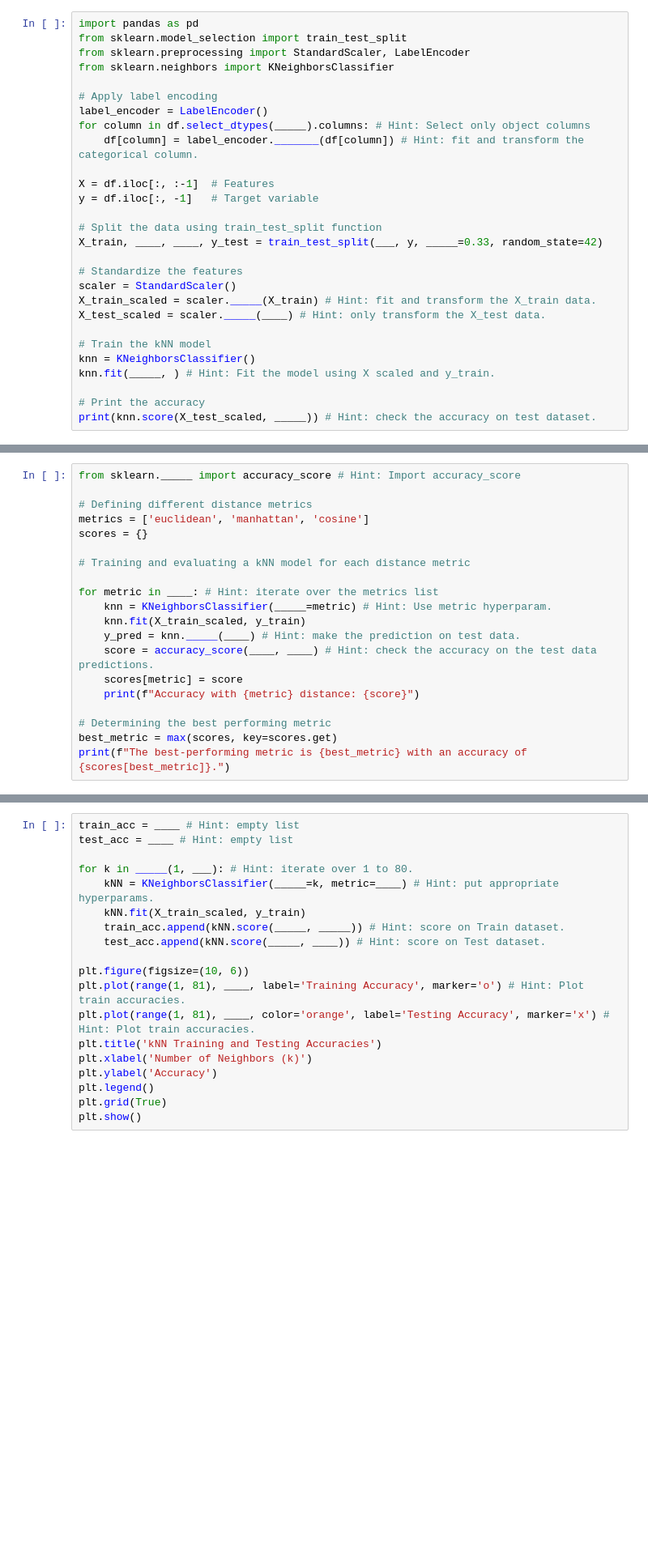
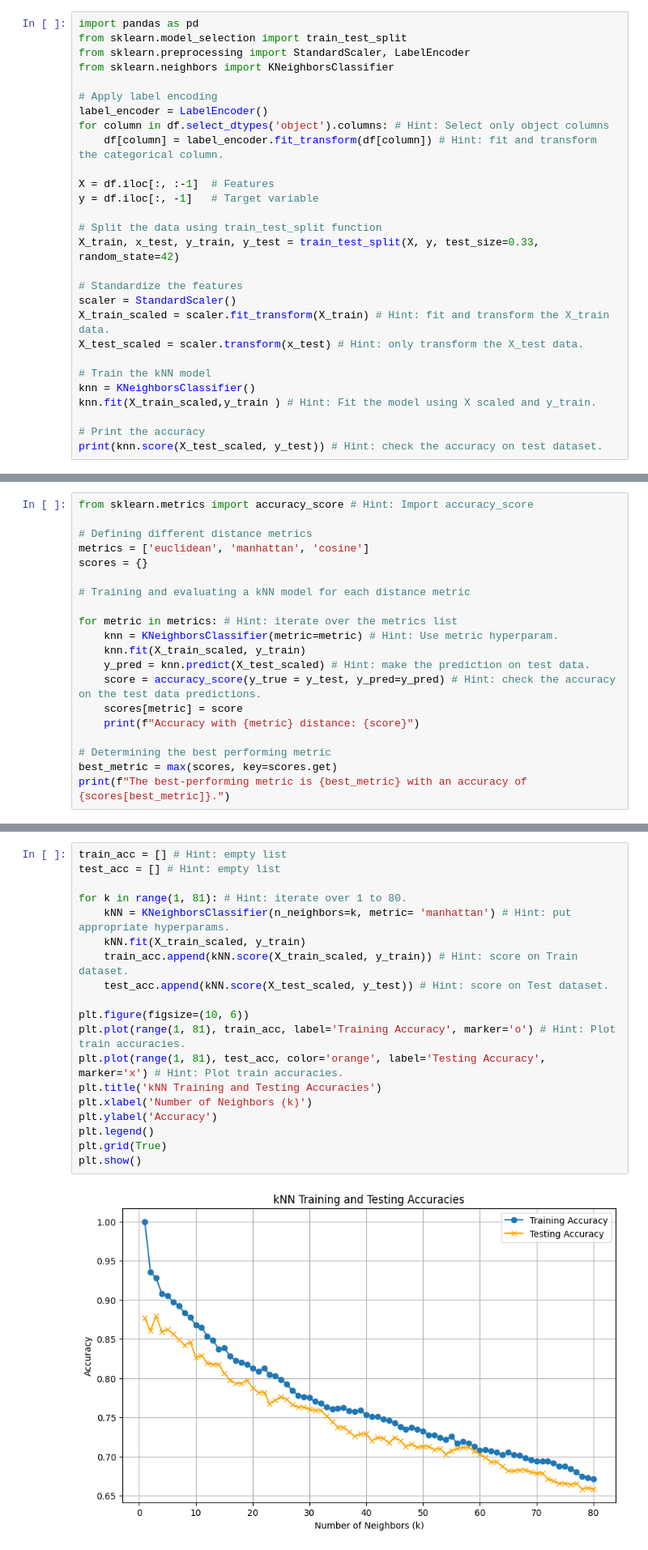
Before and after one commit to sr606/Machine-Learning_Practices, a Jupyter notebook: KNN_Case_Study_Updated.ipynb, the cells around one changed output, grey strips where cells are left out. Shown: that part at 81% size. Drawn from its saved outputs; the diff is of its cells as text; blank space fills up the shorter version.

```diff
--- a/KNN_Case_Study_Updated.ipynb
+++ b/KNN_Case_Study_Updated.ipynb
@@ -423,23 +423,23 @@ from sklearn.neighbors import KNeighborsClassifier
 
 # Apply label encoding
 label_encoder = LabelEncoder()
-for column in df.select_dtypes(_____).columns: # Hint: Select only object columns
-    df[column] = label_encoder._______(df[column]) # Hint: fit and transform the categorical column.
+for column in df.select_dtypes('object').columns: # Hint: Select only object columns
+    df[column] = label_encoder.fit_transform(df[column]) # Hint: fit and transform the categorical column.
 
 X = df.iloc[:, :-1]  # Features
 y = df.iloc[:, -1]   # Target variable
 
 # Split the data using train_test_split function
-X_train, ____, ____, y_test = train_test_split(___, y, _____=0.33, random_state=42)
+X_train, x_test, y_train, y_test = train_test_split(X, y, test_size=0.33, random_state=42)
 
 # Standardize the features
 scaler = StandardScaler()
-X_train_scaled = scaler._____(X_train) # Hint: fit and transform the X_train data.
-X_test_scaled = scaler._____(____) # Hint: only transform the X_test data.
+X_train_scaled = scaler.fit_transform(X_train) # Hint: fit and transform the X_train data.
+X_test_scaled = scaler.transform(x_test) # Hint: only transform the X_test data.
 
 # Train the kNN model
 knn = KNeighborsClassifier()
-knn.fit(_____, ) # Hint: Fit the model using X scaled and y_train.
+knn.fit(X_train_scaled,y_train ) # Hint: Fit the model using X scaled and y_train.
 
 # Print the accuracy
-print(knn.score(X_test_scaled, _____)) # Hint: check the accuracy on test dataset.
+print(knn.score(X_test_scaled, y_test)) # Hint: check the accuracy on test dataset.
@@ -464,7 +466,7 @@ Implement a Python script to train and evaluate kNN models using different dista
 #### Question:
 Based on the script, which distance metric provides the best test accuracy for the kNN model?
 # %%
-from sklearn._____ import accuracy_score # Hint: Import accuracy_score
+from sklearn.metrics import accuracy_score # Hint: Import accuracy_score
 
 # Defining different distance metrics
 metrics = ['euclidean', 'manhattan', 'cosine']
@@ -472,11 +474,11 @@ scores = {}
 
 # Training and evaluating a kNN model for each distance metric
 
-for metric in ____: # Hint: iterate over the metrics list
-    knn = KNeighborsClassifier(_____=metric) # Hint: Use metric hyperparam.
+for metric in metrics: # Hint: iterate over the metrics list
+    knn = KNeighborsClassifier(metric=metric) # Hint: Use metric hyperparam.
     knn.fit(X_train_scaled, y_train)
-    y_pred = knn._____(____) # Hint: make the prediction on test data.
-    score = accuracy_score(____, ____) # Hint: check the accuracy on the test data predictions.
+    y_pred = knn.predict(X_test_scaled) # Hint: make the prediction on test data.
+    score = accuracy_score(y_true = y_test, y_pred=y_pred) # Hint: check the accuracy on the test data predictions.
     scores[metric] = score
     print(f"Accuracy with {metric} distance: {score}")
 
@@ -508,24 +515,26 @@ Implement Python code to train kNN models with a range of k values and plot the
 #### Question:
 After visualizing the training and testing accuracies for different k values, how do the trends in the plot help you understand the bias-variance trade-off in kNN?
 # %%
-train_acc = ____ # Hint: empty list
-test_acc = ____ # Hint: empty list
+train_acc = [] # Hint: empty list
+test_acc = [] # Hint: empty list
 
-for k in _____(1, ___): # Hint: iterate over 1 to 80.
-    kNN = KNeighborsClassifier(_____=k, metric=____) # Hint: put appropriate hyperparams.
+for k in range(1, 81): # Hint: iterate over 1 to 80.
+    kNN = KNeighborsClassifier(n_neighbors=k, metric= 'manhattan') # Hint: put appropriate hyperparams.
     kNN.fit(X_train_scaled, y_train)
-    train_acc.append(kNN.score(_____, _____)) # Hint: score on Train dataset.
-    test_acc.append(kNN.score(_____, ____)) # Hint: score on Test dataset.
+    train_acc.append(kNN.score(X_train_scaled, y_train)) # Hint: score on Train dataset.
+    test_acc.append(kNN.score(X_test_scaled, y_test)) # Hint: score on Test dataset.
 
 plt.figure(figsize=(10, 6))
-plt.plot(range(1, 81), ____, label='Training Accuracy', marker='o') # Hint: Plot train accuracies.
-plt.plot(range(1, 81), ____, color='orange', label='Testing Accuracy', marker='x') # Hint: Plot train accuracies.
+plt.plot(range(1, 81), train_acc, label='Training Accuracy', marker='o') # Hint: Plot train accuracies.
+plt.plot(range(1, 81), test_acc, color='orange', label='Testing Accuracy', marker='x') # Hint: Plot train accuracies.
 plt.title('kNN Training and Testing Accuracies')
 plt.xlabel('Number of Neighbors (k)')
 plt.ylabel('Accuracy')
 plt.legend()
 plt.grid(True)
 plt.show()
+# %% [output]
+[figure, added]
 # %% [markdown]
 
 
```
Also changed, not shown: parts of 3 cells of this notebook.
